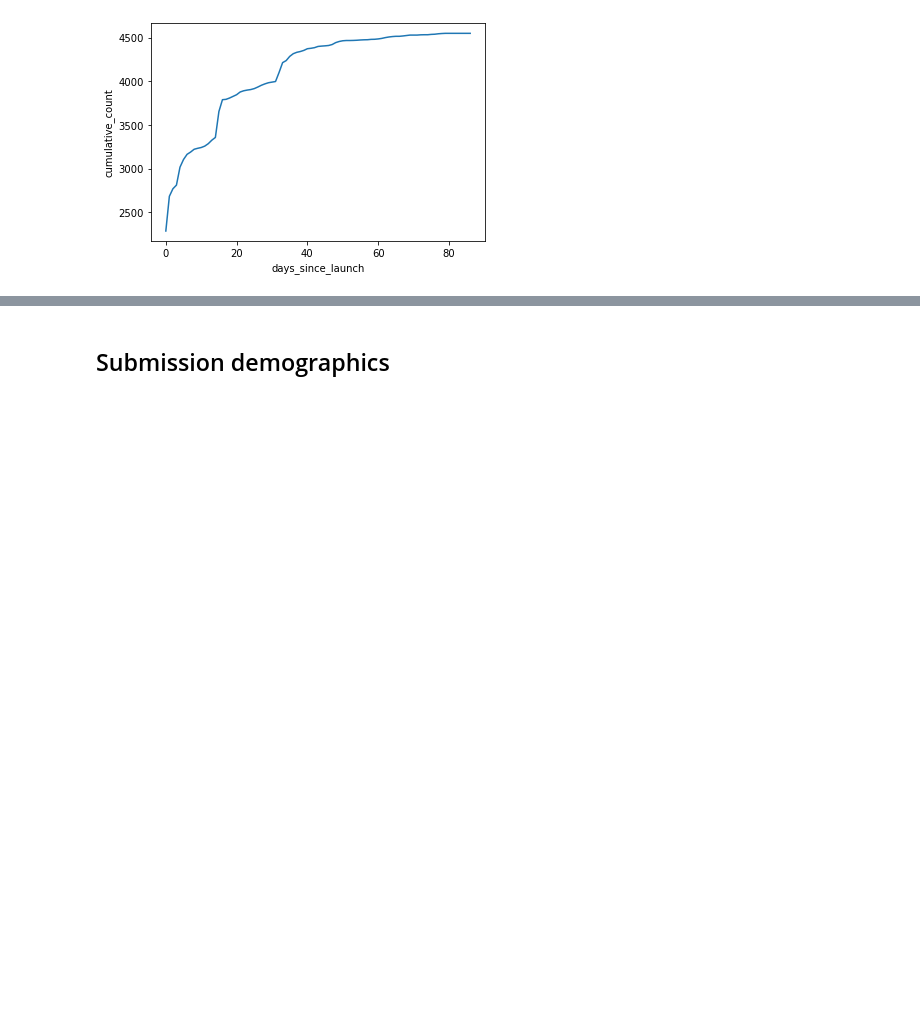
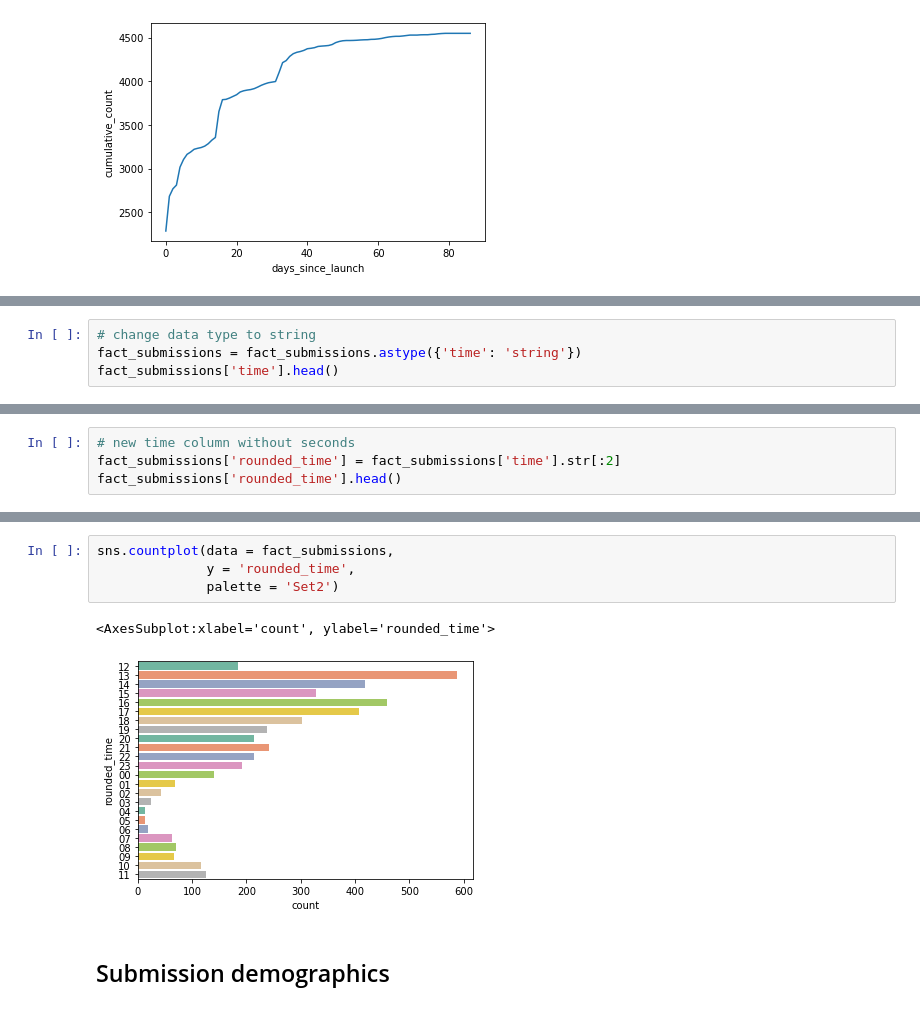
Before and after one commit to malaysianpaygap/dashboard-analysis, a Jupyter notebook: MPG Analysis.ipynb, the cells around one changed output, grey strips where cells are left out. Drawn from its saved outputs; the diff is of its cells as text; blank space fills up the shorter version.

Commit message:
added submissions per time of day

```diff
--- a/MPG Analysis.ipynb
+++ b/MPG Analysis.ipynb
@@ -395,0 +398,4 @@ sns.lineplot(data = df_submissions_per_day,
+# %%
+# change data type to string
+fact_submissions = fact_submissions.astype({'time': 'string'})
+fact_submissions['time'].head()
@@ -395,0 +413,4 @@ sns.lineplot(data = df_submissions_per_day,
+# %%
+# new time column without seconds
+fact_submissions['rounded_time'] = fact_submissions['time'].str[:2]
+fact_submissions['rounded_time'].head()
@@ -396,3 +441,10 @@ sns.lineplot(data = df_submissions_per_day,
+# %%
+sns.countplot(data = fact_submissions,
+              y = 'rounded_time',
+              palette = 'Set2')
+# %% [output]
+<AxesSubplot:xlabel='count', ylabel='rounded_time'>
+[figure, added]
 # %% [markdown]
 ## Submission demographics
 # %%
```
Also changed, not shown: parts of 12 cells of this notebook, 1 other file.
